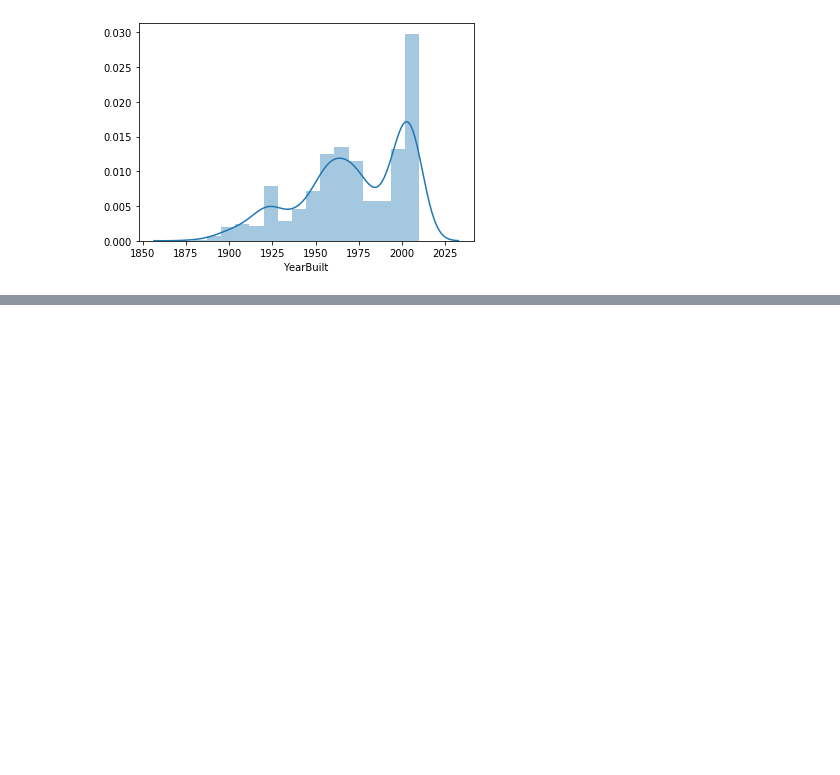
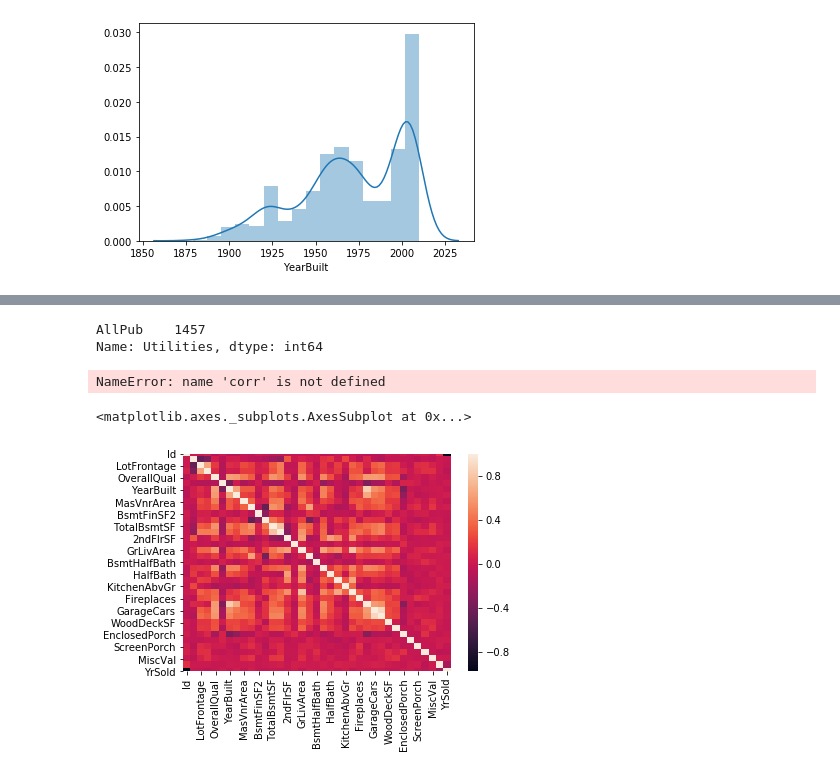
Before and after one commit to Max-Kloucek/kaggle_houseprices, a Jupyter notebook: exploring.ipynb, the cells around one changed output, grey strips where cells are left out. Saved outputs shown, nothing was run; the diff lists cells and outputs as text; code cells hidden in the pictures; blank space fills up the shorter version.

```diff
--- a/exploring.ipynb
+++ b/exploring.ipynb
@@ -76,0 +87,18 @@ sns.distplot(test_df["YearBuilt"])
+# %%
+utilities=test_df["Utilities"].value_counts()
+
+#utilities.plot(kind="density")
+# %% [output]
+AllPub    1457
+Name: Utilities, dtype: int64
+# %%
+sns.heatmap(corr,test_df)
+# %% [output]
+NameError: name 'corr' is not defined
+# %%
+corr = test_df.corr()
+# %%
+sns.heatmap(corr)
+# %% [output]
+<matplotlib.axes._subplots.AxesSubplot at 0x...>
+[figure, added]
```
Also changed, not shown: parts of 5 cells of this notebook.
